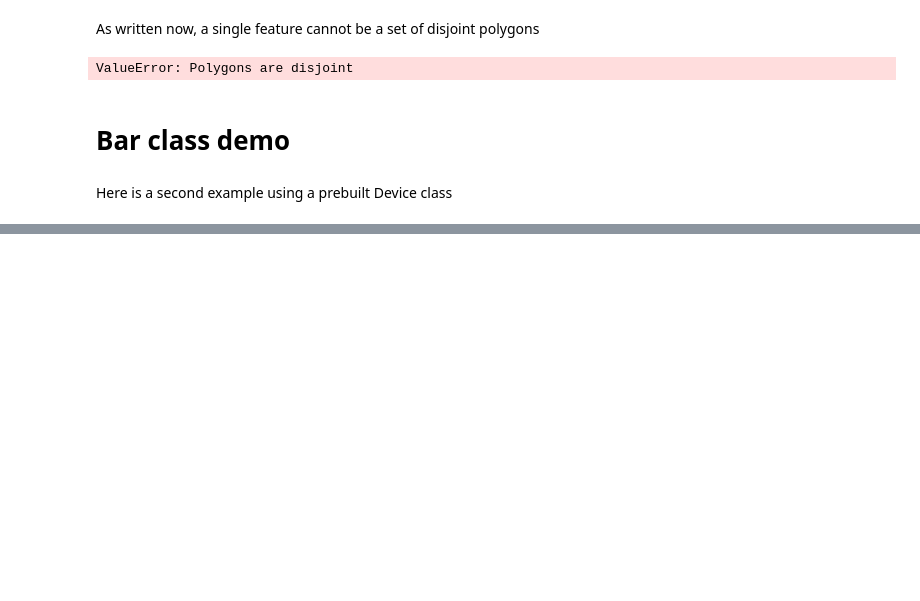
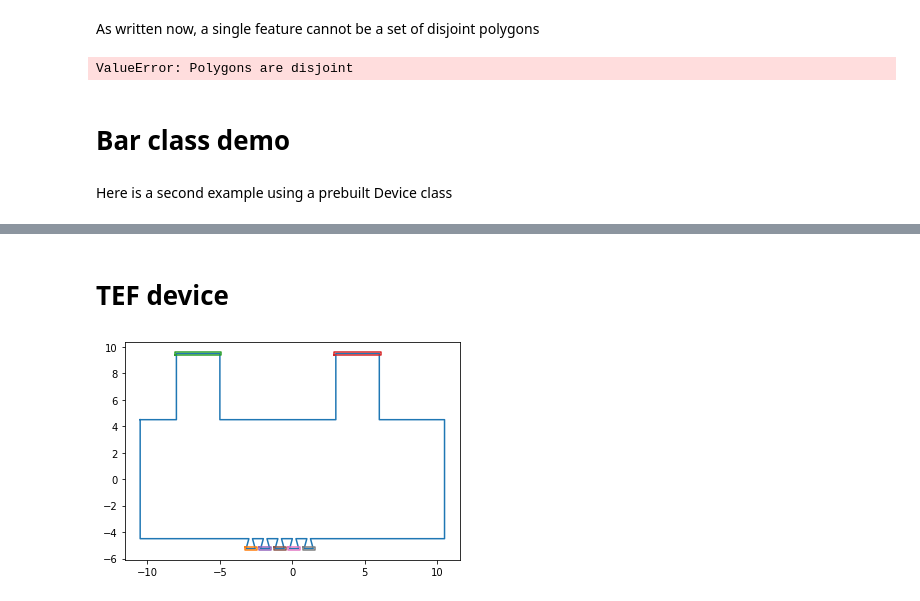
Before and after one commit to dgglab/pypolyfab, a Jupyter notebook: demo.ipynb, the cells around one changed output, grey strips where cells are left out. Drawn from its saved outputs; the diff is of its cells as text; code cells hidden in the pictures; blank space fills up the shorter version.

```diff
--- a/demo.ipynb
+++ b/demo.ipynb
@@ -75,0 +89,7 @@ fig = bar.gen_fig()
+# %% [markdown]
+# TEF device
+# %%
+TEF_1 = TEF_device.TEF(21, 9, 3, 2.5, 3, 13.5, 7.5)
+fig = TEF_1.gen_fig()
+# %% [output]
+[figure, added]
```
Also changed, not shown: parts of 6 cells of this notebook, 1 other file.
